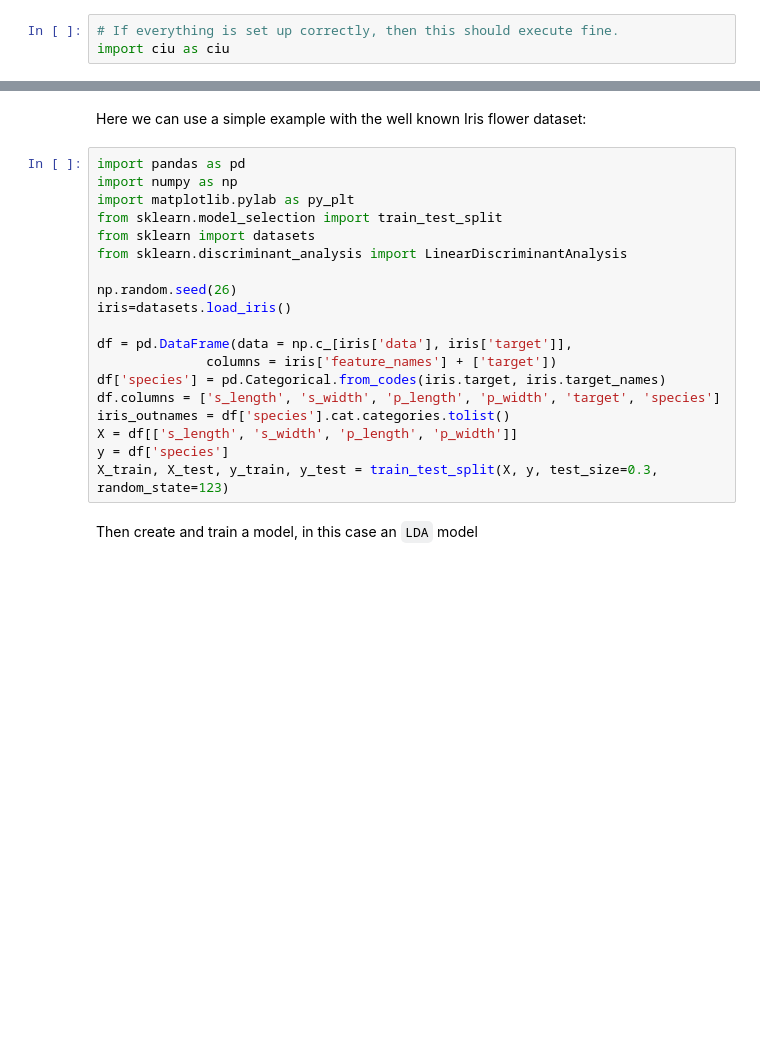
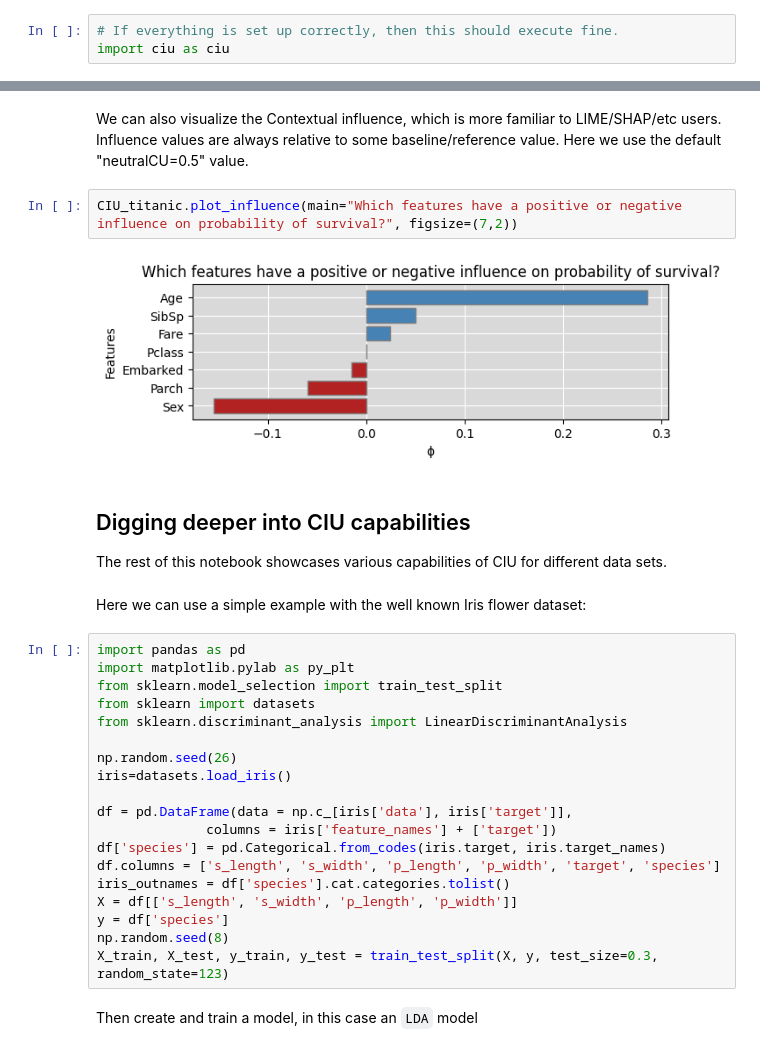
Before and after one commit to KaryFramling/py-ciu, a Jupyter notebook: README_notebook.ipynb, the cells around one changed output, grey strips where cells are left out. Cells and saved outputs as stored; diff of their text form; blank space fills up the shorter version.

```diff
--- a/README_notebook.ipynb
+++ b/README_notebook.ipynb
@@ -28,8 +42,17 @@ import ciu as ciu
+# %% [markdown]
+We can also visualize the Contextual influence, which is more familiar to LIME/SHAP/etc users. Influence values are always relative to some baseline/reference value. Here we use the default "neutralCU=0.5" value.
+# %%
+CIU_titanic.plot_influence(main="Which features have a positive or negative influence on probability of survival?", figsize=(7,2))
+# %% [output]
+[figure, added]
+# %% [markdown]
+## Digging deeper into CIU capabilities
+
+The rest of this notebook showcases various capabilities of CIU for different data sets.
 # %% [markdown]
 Here we can use a simple example with the well known Iris flower dataset:
 # %%
 import pandas as pd
-import numpy as np
 import matplotlib.pylab as py_plt
 from sklearn.model_selection import train_test_split
 from sklearn import datasets
@@ -45,6 +68,7 @@ df.columns = ['s_length', 's_width', 'p_length', 'p_width', 'target', 'species']
 iris_outnames = df['species'].cat.categories.tolist()
 X = df[['s_length', 's_width', 'p_length', 'p_width']]
 y = df['species']
+np.random.seed(8)
 X_train, X_test, y_train, y_test = train_test_split(X, y, test_size=0.3, random_state=123)
 # %% [markdown]
 Then create and train a model, in this case an `LDA` model
```
Also changed, not shown: parts of 17 cells of this notebook, 10 other files.
